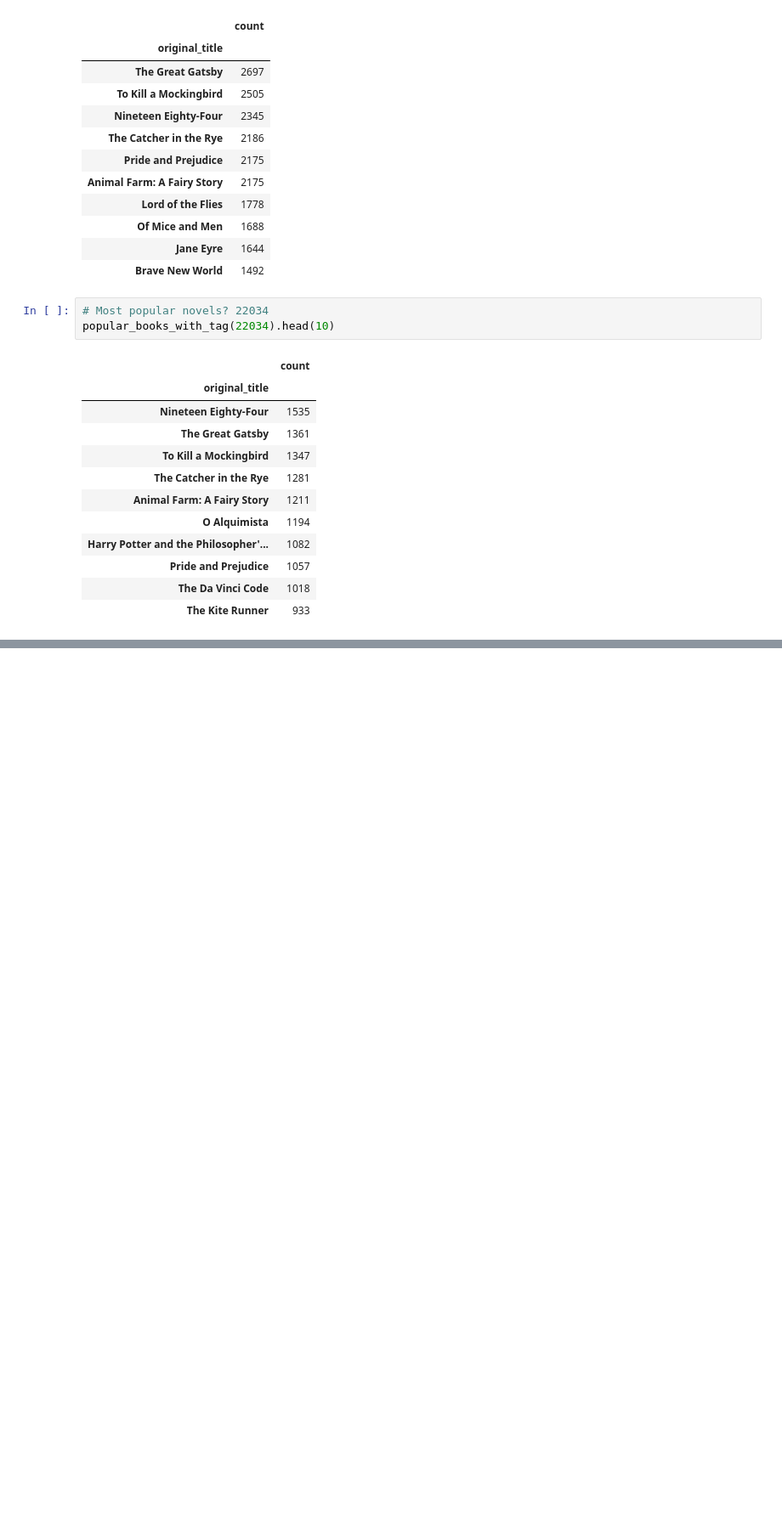
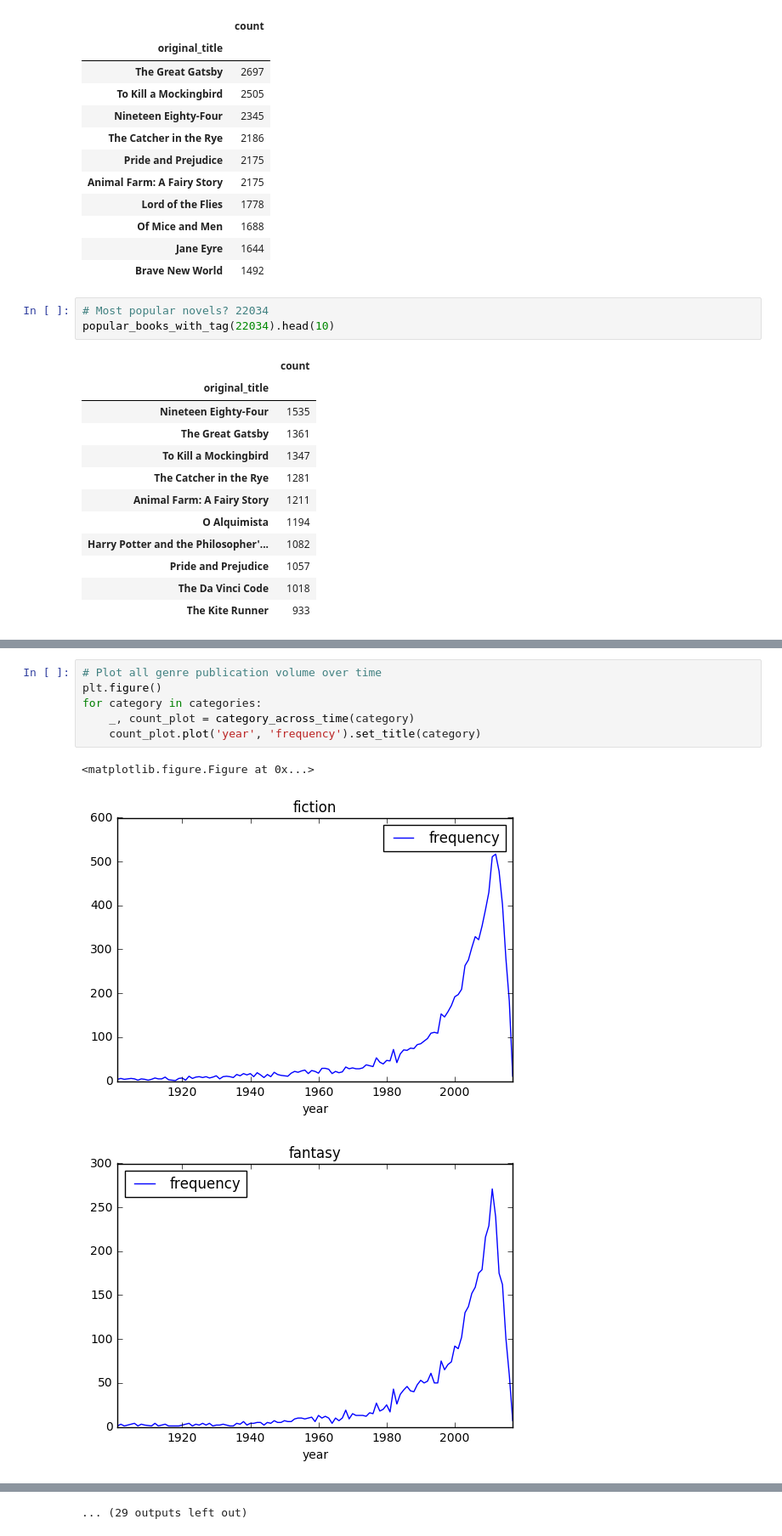
Before and after one commit to morganecf/goodreads-odsc, a Jupyter notebook: explore_goodreads.ipynb, the cells around one changed output, grey strips where cells are left out. Shown at 85% size. Saved outputs shown, nothing was run; the diff lists cells and outputs as text; blank space fills up the shorter version.

```diff
--- a/explore_goodreads.ipynb
+++ b/explore_goodreads.ipynb
@@ -614,0 +730,10 @@ popular_books_with_tag(22034).head(10)
+# %%
+# Plot all genre publication volume over time
+plt.figure()
+for category in categories:
+    _, count_plot = category_across_time(category)
+    count_plot.plot('year', 'frequency').set_title(category)
+# %% [output]
+<matplotlib.figure.Figure at 0x...>
+[figure, added]
+[figure, added]
@@ -614,0 +749 @@ popular_books_with_tag(22034).head(10)
+... (29 outputs left out)
```
Also changed, not shown: parts of 11 cells of this notebook.
